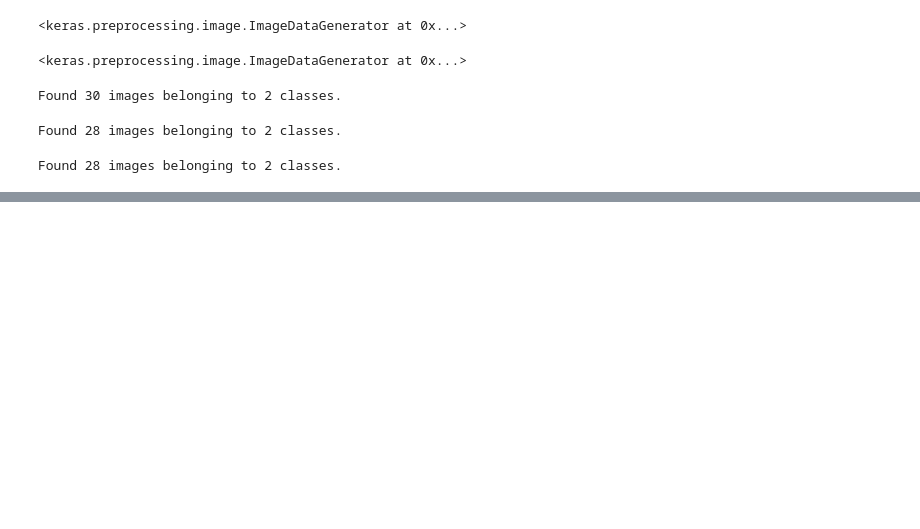
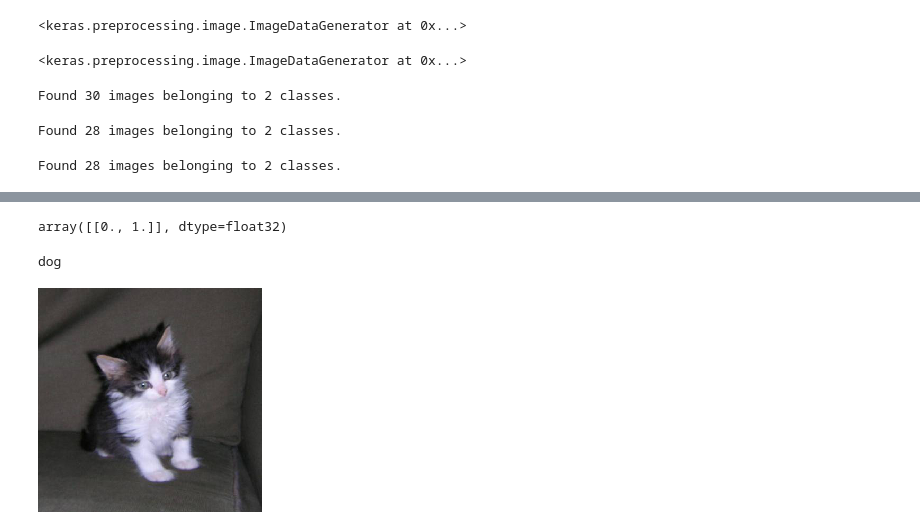
Before and after one commit to Madhu-712/Transfer-Learning, a Jupyter notebook: Transferlearning.ipynb, the cells around one changed output, grey strips where cells are left out. Saved outputs shown, nothing was run; the diff lists cells and outputs as text; code cells hidden in the pictures; blank space fills up the shorter version.

```diff
--- a/Transferlearning.ipynb
+++ b/Transferlearning.ipynb
@@ -185,0 +246,19 @@ model.save('transferlearning_model.h5')
+# %%
+result
+# %% [output]
+array([[0., 1.]], dtype=float32)
+# %%
+if result[0][0]==1:
+   prediction=0
+   print('cat')
+else:
+   prediction=1
+   print('dog')
+# %% [output]
+dog
+# %%
+test_image=image.load_img('/content/drive/MyDrive/Colab Notebooks/cat.9029.jpg',target_size=(224,224,3))
+# %%
+test_image
+# %% [output]
+[figure, added]
```
Also changed, not shown: parts of 19 cells of this notebook.
